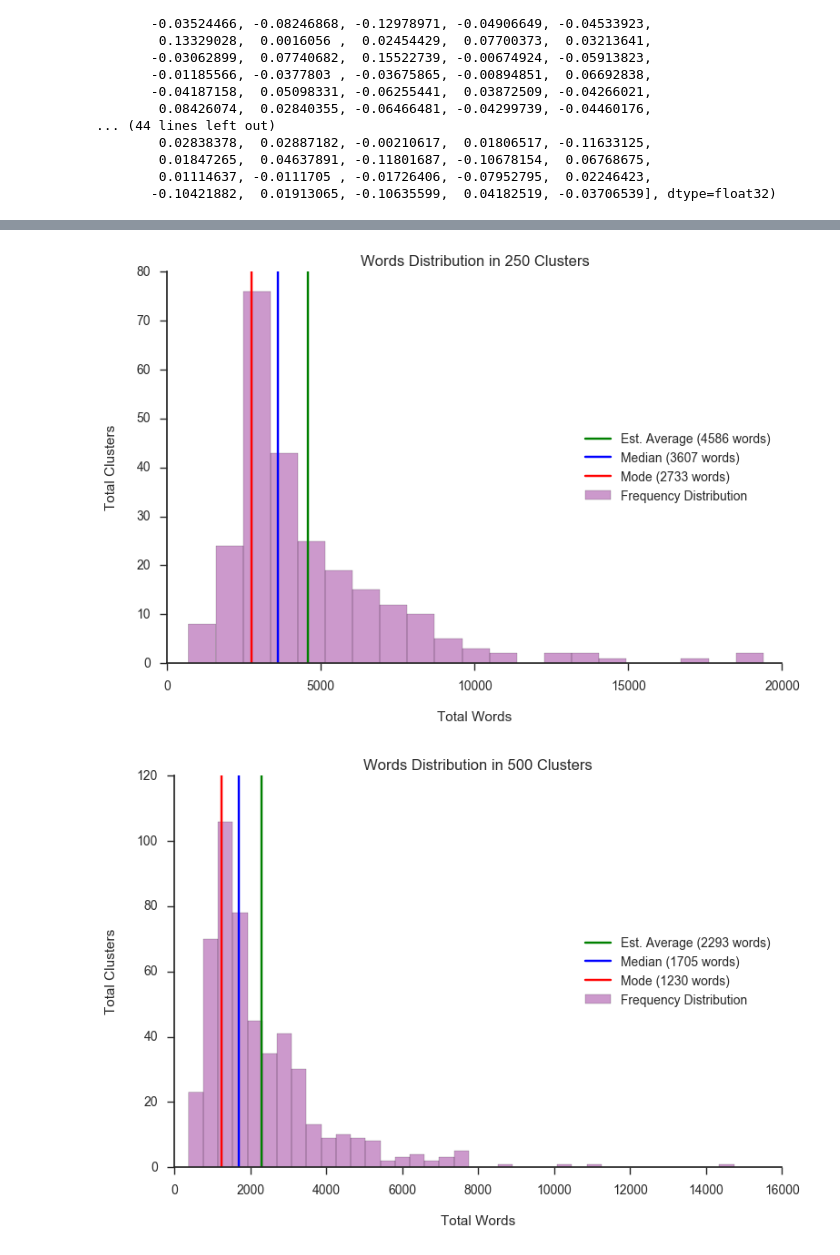
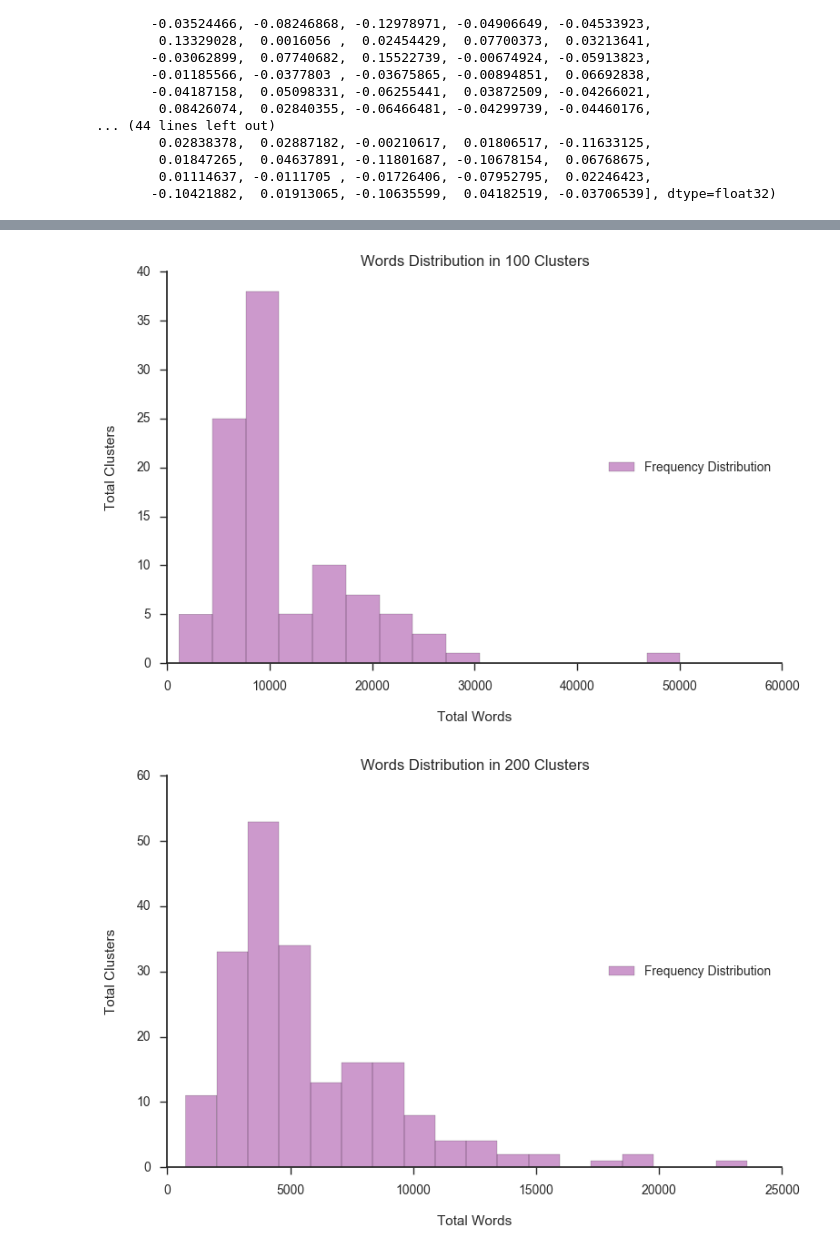
Before and after one commit to tazeek/BullyDetect, a Jupyter notebook: Python Notebooks/Word2Vec Evaluation.ipynb, the cells around one changed output, grey strips where cells are left out. Drawn from its saved outputs; the diff is of its cells as text; code cells hidden in the pictures.

Commit message:
Displaying histograms of all clusters

```diff
--- a/Python Notebooks/Word2Vec Evaluation.ipynb
+++ b/Python Notebooks/Word2Vec Evaluation.ipynb
@@ -439,12 +439,6 @@ def plotHistogram(file_cluster):
     # Create labels
 
     avg_count = int(np.mean(word_length))
-    median_count = int(np.median(word_length))
-    mode_count = int(np.bincount(word_length).argmax())
-
-    label_mean = "Est. Average (" + str(avg_count) + " words)"
-    label_median = "Median (" + str(median_count) + " words)"
-    label_mode = "Mode (" + str(mode_count) + " words)"
 
     sns.set(rc={"figure.figsize": (6,6)})
     sns.set_style("white")
@@ -456,10 +450,6 @@ def plotHistogram(file_cluster):
     ax.grid(False)
     ax.set(title='Words Distribution in '+ str(file_cluster) + ' Clusters')
 
-    plt.axvline(x=avg_count, color='g', label = label_mean)
-    plt.axvline(x=median_count, color='blue', label = label_median)
-    plt.axvline(x=mode_count, color='red', label = label_mode)
-
     plt.xlabel("Total Words", labelpad=PADDING)
     plt.ylabel("Total Clusters", labelpad=PADDING)
 
@@ -469,15 +459,15 @@ def plotHistogram(file_cluster):
 # %%
 # Call histogram function plot the histograms
 # Array to store number of clusters
-clust_array = [250,500]
+clust_array = [100,200,250,300,400,500]
 
 # Go one by one
 for clusters in clust_array:
 
     # Call histogram function
     plotHistogram(clusters)
     sns.despine()
     plt.show()
 # %% [output]
-[figure, old version]
+[figure, new version]
-[figure, old version]
+[figure, new version]
```
Also changed, not shown: parts of 3 cells of this notebook.
